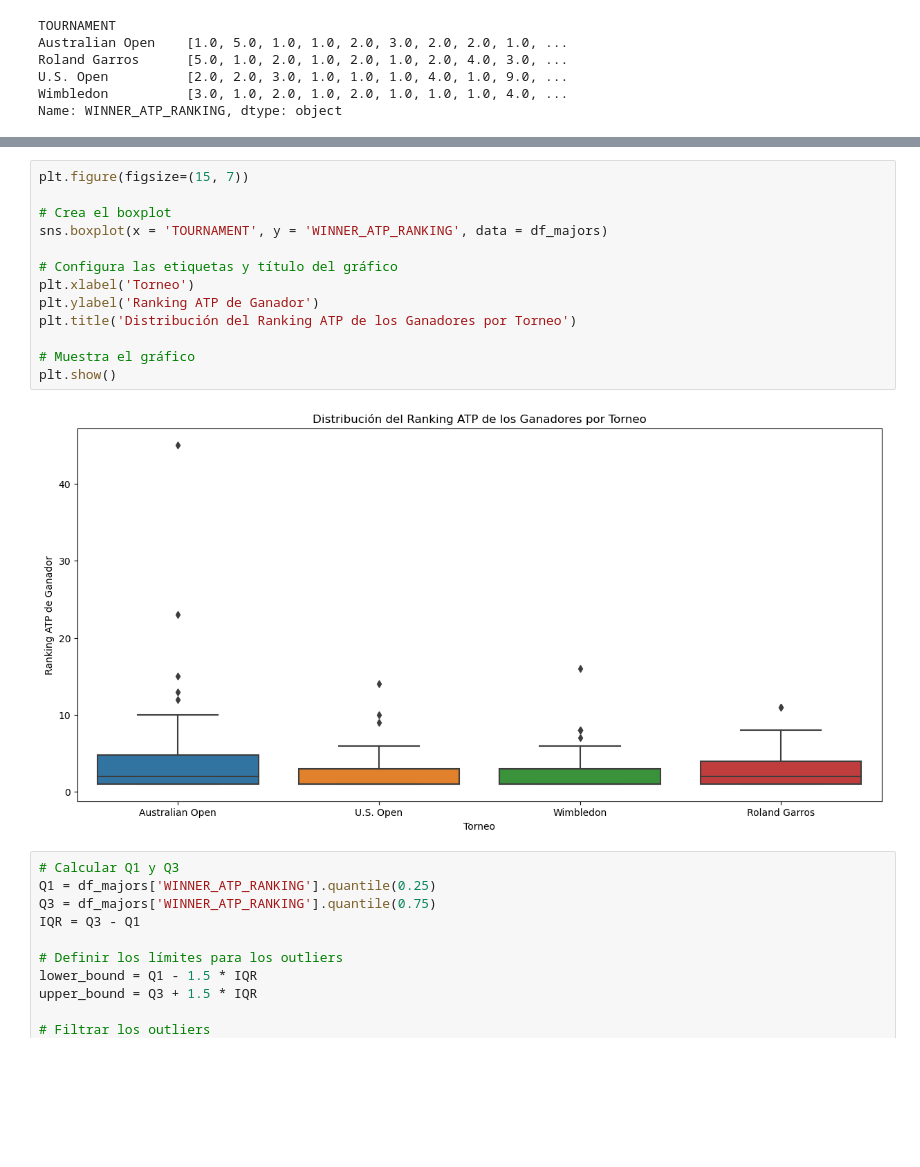
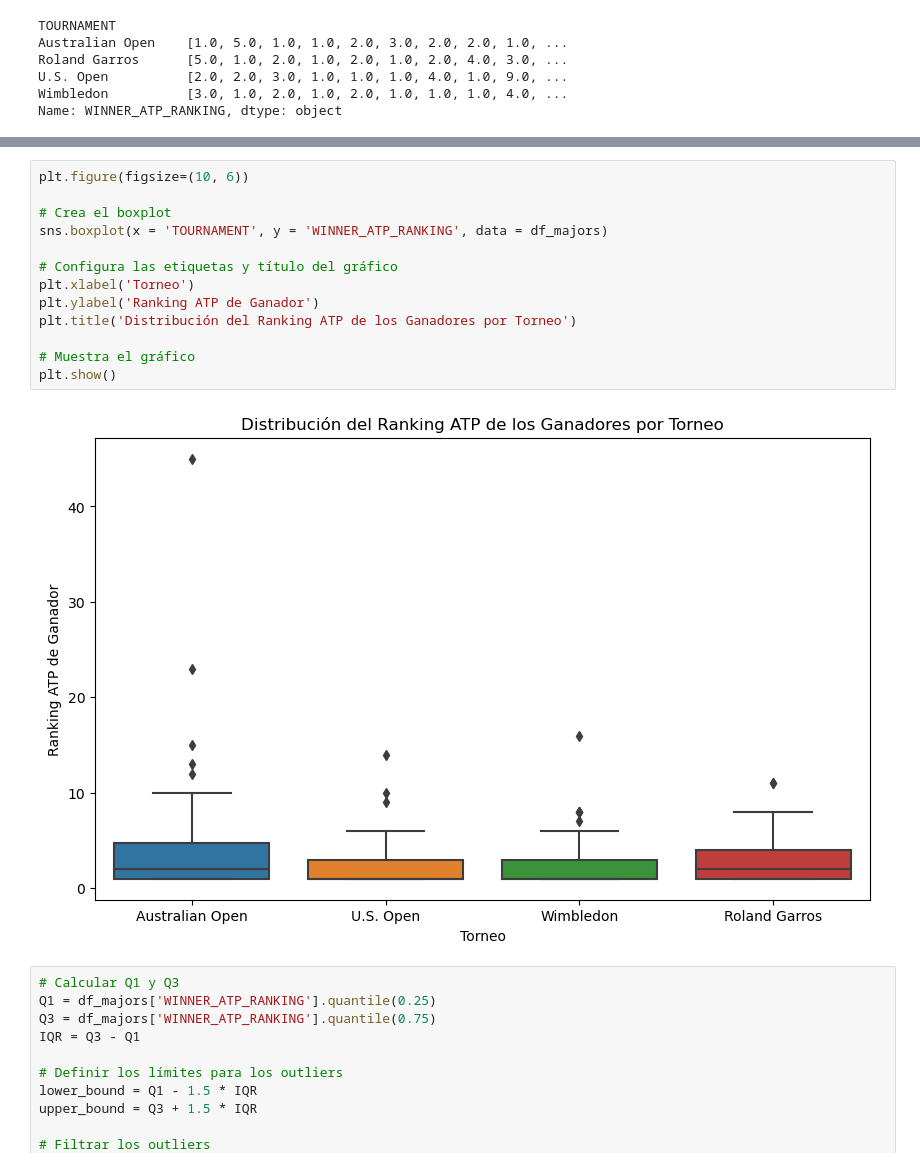
Before and after one commit to Lokhy87/EDA_entrega, a Jupyter notebook: Limpieza.ipynb, the cells around one changed output, grey strips where cells are left out. Cells and saved outputs as stored; diff of their text form; blank space fills up the shorter version.

```diff
--- a/Limpieza.ipynb
+++ b/Limpieza.ipynb
@@ -345,18 +346,18 @@ plt.title('Media de Ranking ATP de los Ganadores por Torneo');
 # %%
-plt.figure(figsize=(15, 7))
+plt.figure(figsize=(10, 6))
 
 # Crea el boxplot
 sns.boxplot(x = 'TOURNAMENT', y = 'WINNER_ATP_RANKING', data = df_majors)
 
 # Configura las etiquetas y título del gráfico
 plt.xlabel('Torneo')
 plt.ylabel('Ranking ATP de Ganador')
 plt.title('Distribución del Ranking ATP de los Ganadores por Torneo')
 
 # Muestra el gráfico
 plt.show()
 # %% [output]
-[figure, old version]
+[figure, new version]
 # %%
 # Calcular Q1 y Q3
 Q1 = df_majors['WINNER_ATP_RANKING'].quantile(0.25)
```
Also changed, not shown: parts of 25 cells of this notebook.
